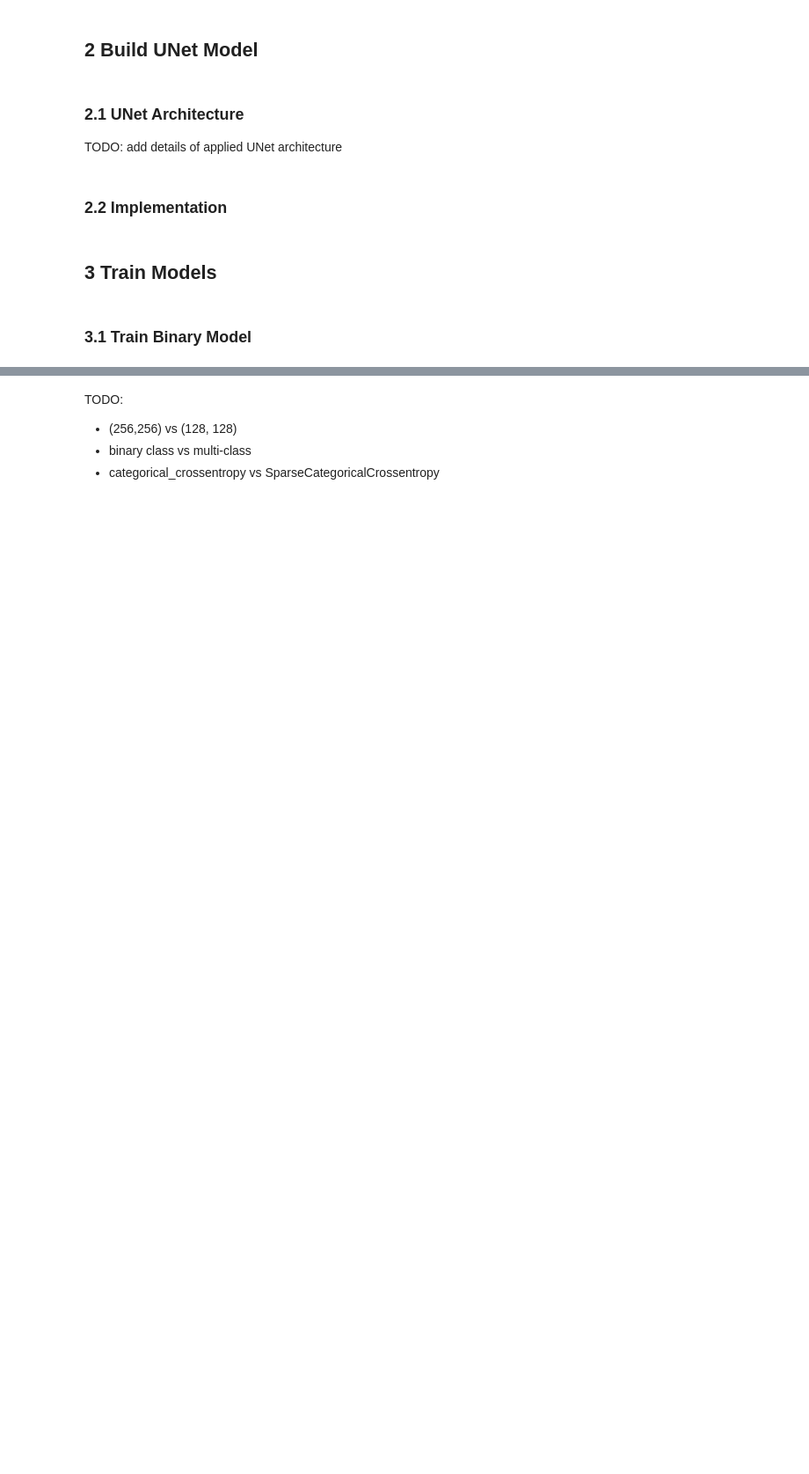
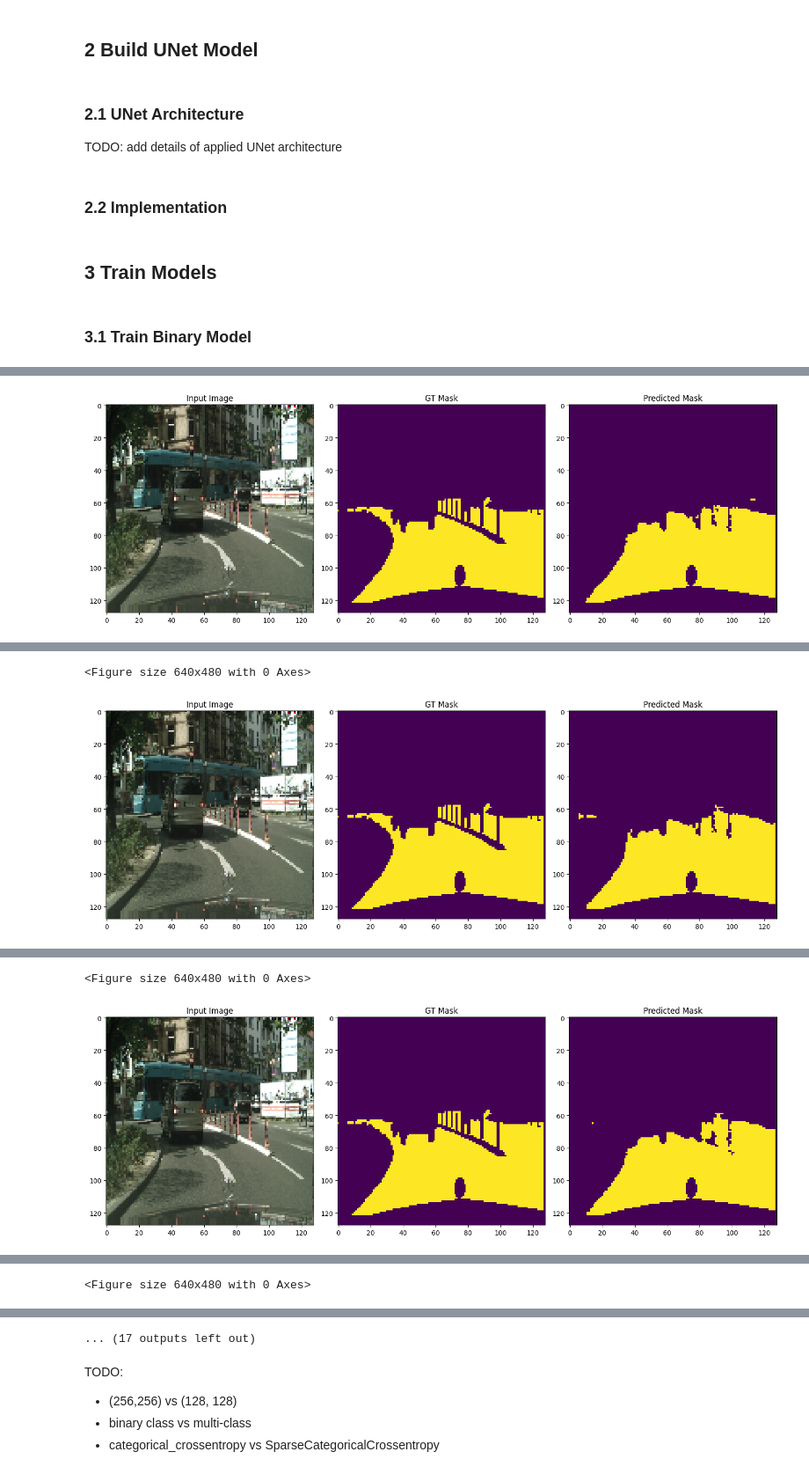
Before and after one commit to WeilongYE/unet-for-cityscapes-road-segmentation, a Jupyter notebook: unet_for_cityscapes_road_segmentation.ipynb, the cells around one changed output, grey strips where cells are left out. Shown at 88% size. Cells and saved outputs as stored; diff of their text form; code cells hidden in the pictures; blank space fills up the shorter version.

```diff
--- a/unet_for_cityscapes_road_segmentation.ipynb
+++ b/unet_for_cityscapes_road_segmentation.ipynb
@@ -539,15 +431,19 @@ class UNet:
 
       def compute_road_mean_iou(self):
         mean_iou = 0.0
+        cnt = 0
         y_pred = self.model.predict(self.x_test) # (500,128,128,2)
         y_pred = tf.math.argmax(y_pred, axis=-1) # (500,128,128)
         # compute mean IOU
         for i in range(self.y_test.shape[0]):
           intersection = np.logical_and(self.y_test[i], y_pred[i])
           union = np.logical_or(self.y_test[i], y_pred[i])
+          if np.sum(union) == 0:
+            continue
+          cnt += 1
           mean_iou += np.count_nonzero(intersection) / np.count_nonzero(union)
 
-        mean_iou /= self.y_test.shape[0]
+        mean_iou /= cnt
         print(f" - mean_iou: {mean_iou}")
         self.iou_list.append(mean_iou)
 
@@ -567,7 +463,7 @@ class UNet:
         axes[2].imshow(y_pred)
         axes[2].set_title("Predicted Mask")
         plt.tight_layout()
-        #plt.show()
+        plt.show()
         plt.savefig(os.path.join(self.log_dir, f'epoch_{epoch}.png'))
 
     self.model.compile(optimizer="adam",
@@ -603,14 +499,18 @@ unet = UNet(input_shape, num_of_filters, num_of_classes)
 # %% [markdown]
 ### 3.1 Train Binary Model
 # %%
-# Create Model
-num_of_filters = 64
-input_shape = (128, 128, 3)
-model = UNet(input_shape, num_of_filters, num_of_classes).build()
+# Train
 
-# Train
-configs = {"epochs": 10, "batch_size": 32}
+configs = {"epochs": 20, "batch_size": 32, "input_shape": input_shape, "num_of_filters": 64, "num_of_classes": 2, "checkpoint": "20250329-194144"}
 save_dir = os.path.join("results", datetime.now().strftime("%Y%m%d-%H%M%S"))
 os.makedirs(save_dir, exist_ok=True)
+
+if configs["checkpoint"] == "":
+  model = UNet(configs["input_shape"], configs["num_of_filters"], configs["num_of_classes"]).build()
+else:
+  checkpoint_path = os.path.join("results/{}".format(configs["checkpoint"]), "model_checkpoint.keras")
+  model = tf.keras.models.load_model(checkpoint_path)
+
 #unet.train(x=X_train[:100], y=Y_train[:100], x_test=X_val[:10], y_test=Y_val[:10], configs=configs, save_dir=save_dir)
 unet.train(x=X_train, y=Y_train, x_test=X_val, y_test=Y_val, configs=configs, save_dir=save_dir)
+# %% [output]
@@ -616,0 +519 @@ unet.train(x=X_train, y=Y_train, x_test=X_val, y_test=Y_val, configs=configs, sa
+[figure, added]
@@ -616,0 +525,2 @@ unet.train(x=X_train, y=Y_train, x_test=X_val, y_test=Y_val, configs=configs, sa
+<Figure size 640x480 with 0 Axes>
+[figure, added]
@@ -616,0 +532,2 @@ unet.train(x=X_train, y=Y_train, x_test=X_val, y_test=Y_val, configs=configs, sa
+<Figure size 640x480 with 0 Axes>
+[figure, added]
@@ -616,0 +539 @@ unet.train(x=X_train, y=Y_train, x_test=X_val, y_test=Y_val, configs=configs, sa
+<Figure size 640x480 with 0 Axes>
@@ -617,3 +546,4 @@ unet.train(x=X_train, y=Y_train, x_test=X_val, y_test=Y_val, configs=configs, sa
+... (17 outputs left out)
 # %% [markdown]
 TODO:
 - (256,256) vs (128, 128)
```
Also changed, not shown: parts of 34 cells of this notebook.
